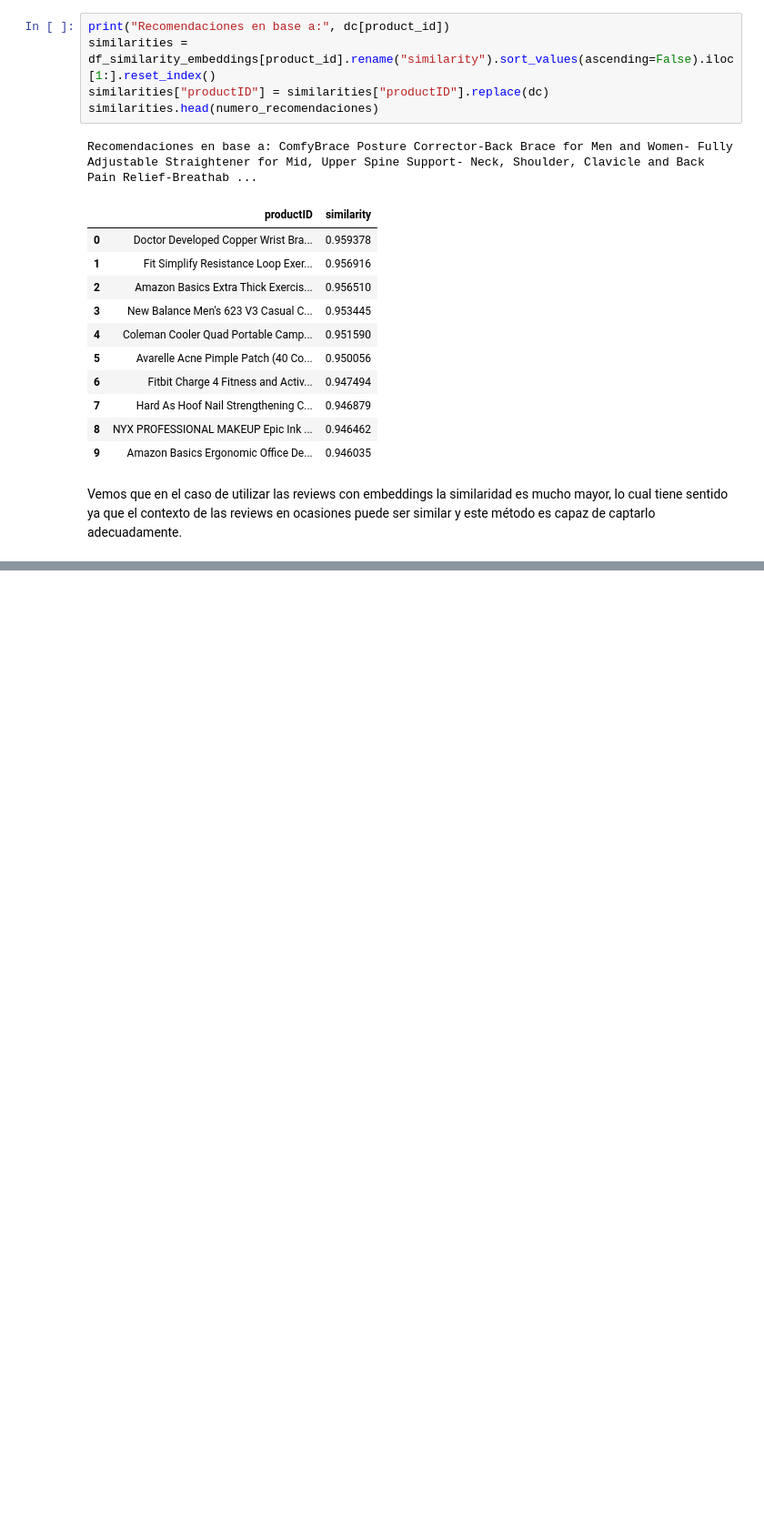
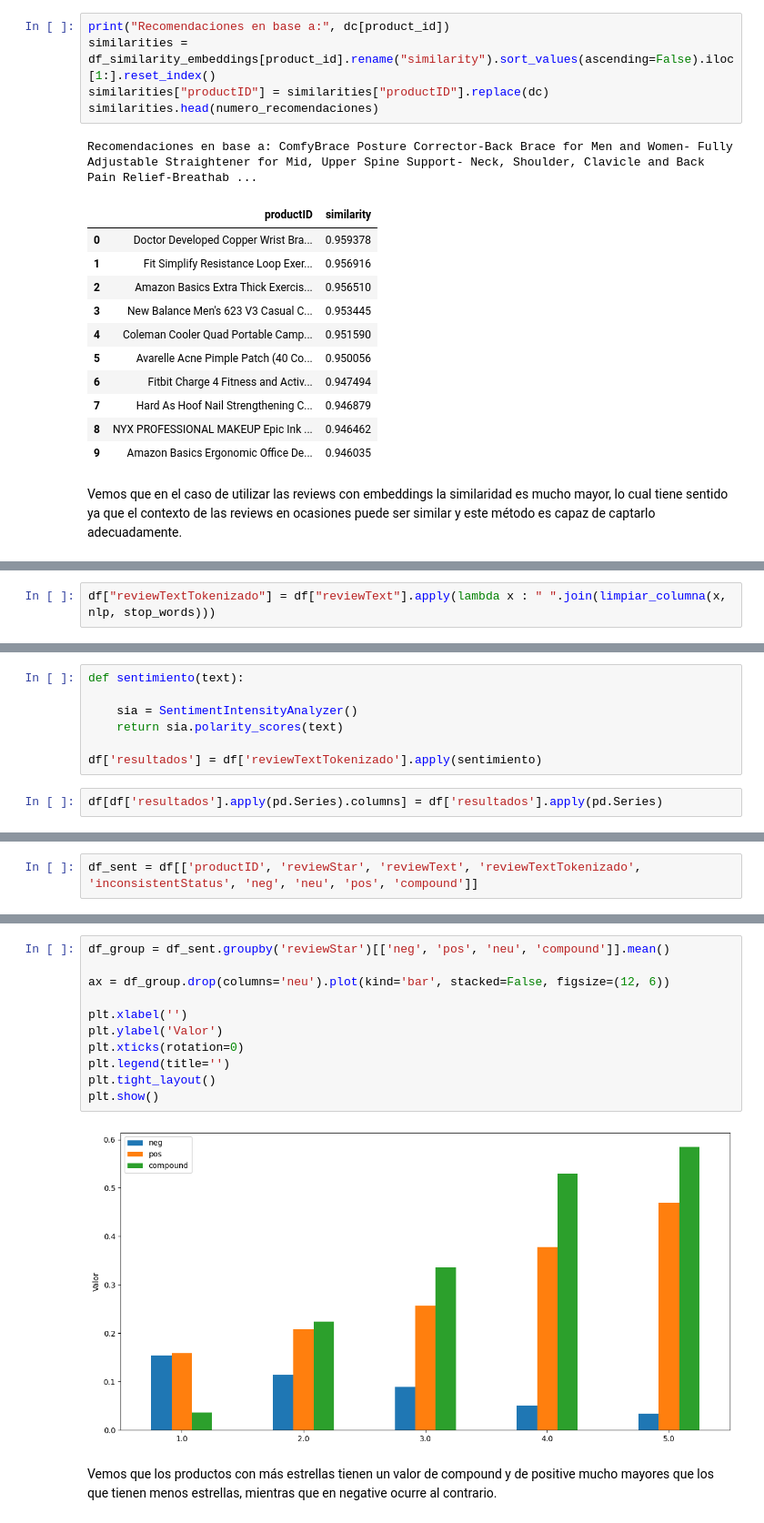
Before and after one commit to SupernovaIa/Laboratorio-NLP, a Jupyter notebook: modulo09-leccion06-nlp-LAB.ipynb, the cells around one changed output, grey strips where cells are left out. Shown at 91% size. Saved outputs shown, nothing was run; the diff lists cells and outputs as text; blank space fills up the shorter version.

```diff
--- a/modulo09-leccion06-nlp-LAB.ipynb
+++ b/modulo09-leccion06-nlp-LAB.ipynb
@@ -290,0 +302,2 @@ Vemos que en el caso de utilizar las reviews con embeddings la similaridad es mu
+# %%
+df["reviewTextTokenizado"] = df["reviewText"].apply(lambda x : " ".join(limpiar_columna(x, nlp, stop_words)))
@@ -290,0 +321,9 @@ Vemos que en el caso de utilizar las reviews con embeddings la similaridad es mu
+# %%
+def sentimiento(text):
+
+    sia = SentimentIntensityAnalyzer()
+    return sia.polarity_scores(text)
+
+df['resultados'] = df['reviewTextTokenizado'].apply(sentimiento)
+# %%
+df[df['resultados'].apply(pd.Series).columns] = df['resultados'].apply(pd.Series)
@@ -290,0 +332,2 @@ Vemos que en el caso de utilizar las reviews con embeddings la similaridad es mu
+# %%
+df_sent = df[['productID', 'reviewStar', 'reviewText', 'reviewTextTokenizado', 'inconsistentStatus', 'neg', 'neu', 'pos', 'compound']]
@@ -290,0 +350,15 @@ Vemos que en el caso de utilizar las reviews con embeddings la similaridad es mu
+# %%
+df_group = df_sent.groupby('reviewStar')[['neg', 'pos', 'neu', 'compound']].mean()
+
+ax = df_group.drop(columns='neu').plot(kind='bar', stacked=False, figsize=(12, 6))
+
+plt.xlabel('')
+plt.ylabel('Valor')
+plt.xticks(rotation=0)
+plt.legend(title='')
+plt.tight_layout()
+plt.show()
+# %% [output]
+[figure, added]
+# %% [markdown]
+Vemos que los productos con más estrellas tienen un valor de compound y de positive mucho mayores que los que tienen menos estrellas, mientras que en negative ocurre al contrario.
```
Also changed, not shown: parts of 9 cells of this notebook.
